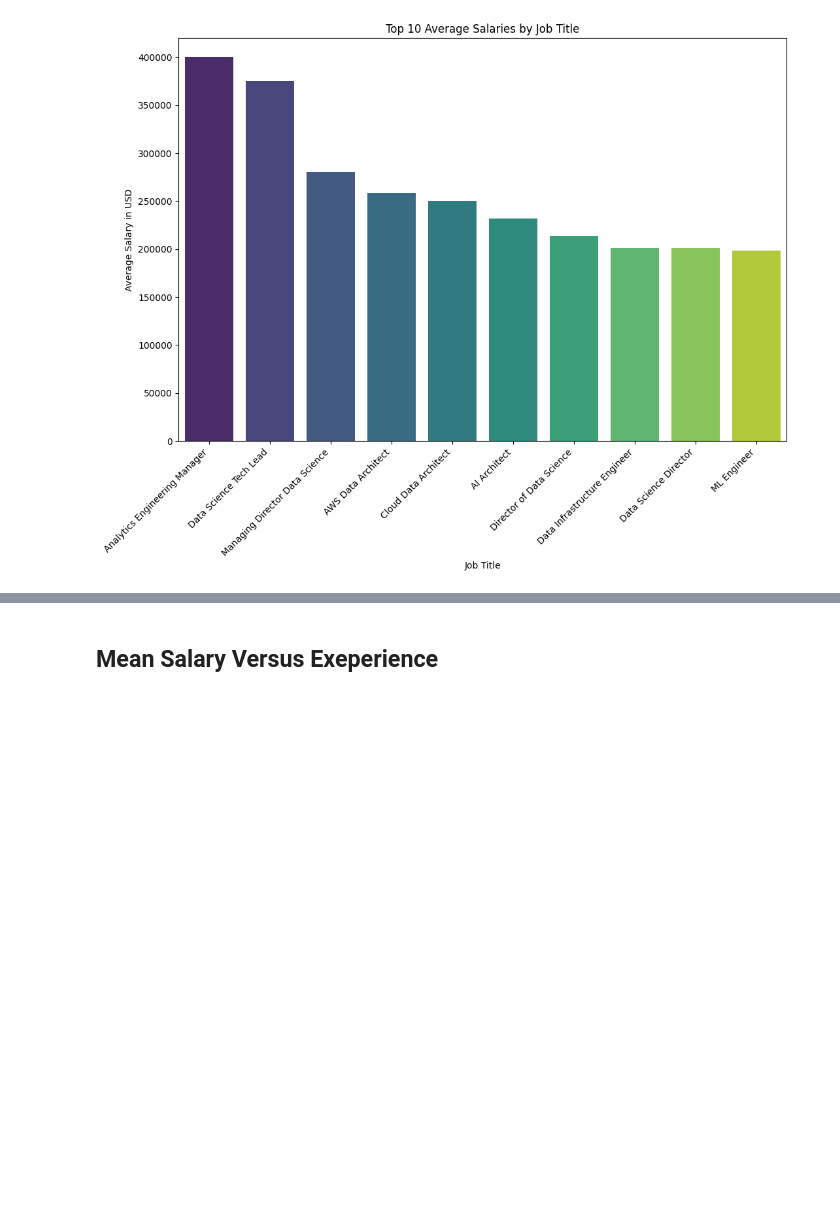
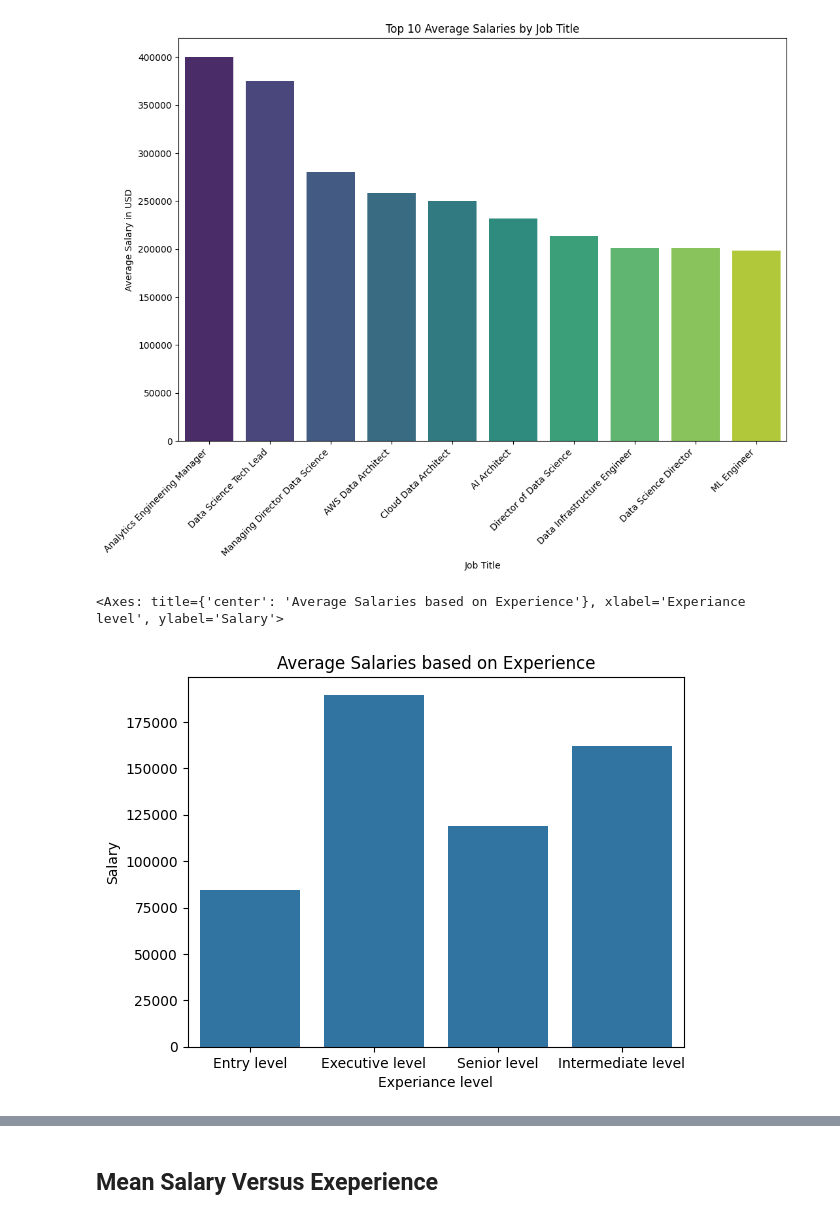
Before and after one commit to TaylorMater/UTA-DAB-Project-1, a Jupyter notebook: scripts/data_science_analysis.ipynb, the cells around one changed output, grey strips where cells are left out. Saved outputs shown, nothing was run; the diff lists cells and outputs as text; code cells hidden in the pictures; blank space fills up the shorter version.

Commit message:
ecperience vs salary

```diff
--- a/scripts/data_science_analysis.ipynb
+++ b/scripts/data_science_analysis.ipynb
@@ -115,3 +115,13 @@ plt.xticks(rotation=45, ha='right')
 plt.show()
 # %% [output]
 [figure]
+# %%
+exp_salary=data_science_salaries_df['salary_in_usd'].groupby(data_science_salaries_df['experience_level']).mean()
+
+plt.title("Average Salaries based on Experience")
+plt.xlabel('Experiance level')
+plt.ylabel('Salary')
+sns.barplot(x=['Entry level', 'Executive level', 'Senior level', 'Intermediate level'],y=exp_salary.values)
+# %% [output]
+<Axes: title={'center': 'Average Salaries based on Experience'}, xlabel='Experiance level', ylabel='Salary'>
+[figure, added]
```
Also changed, not shown: parts of 5 cells of this notebook.
